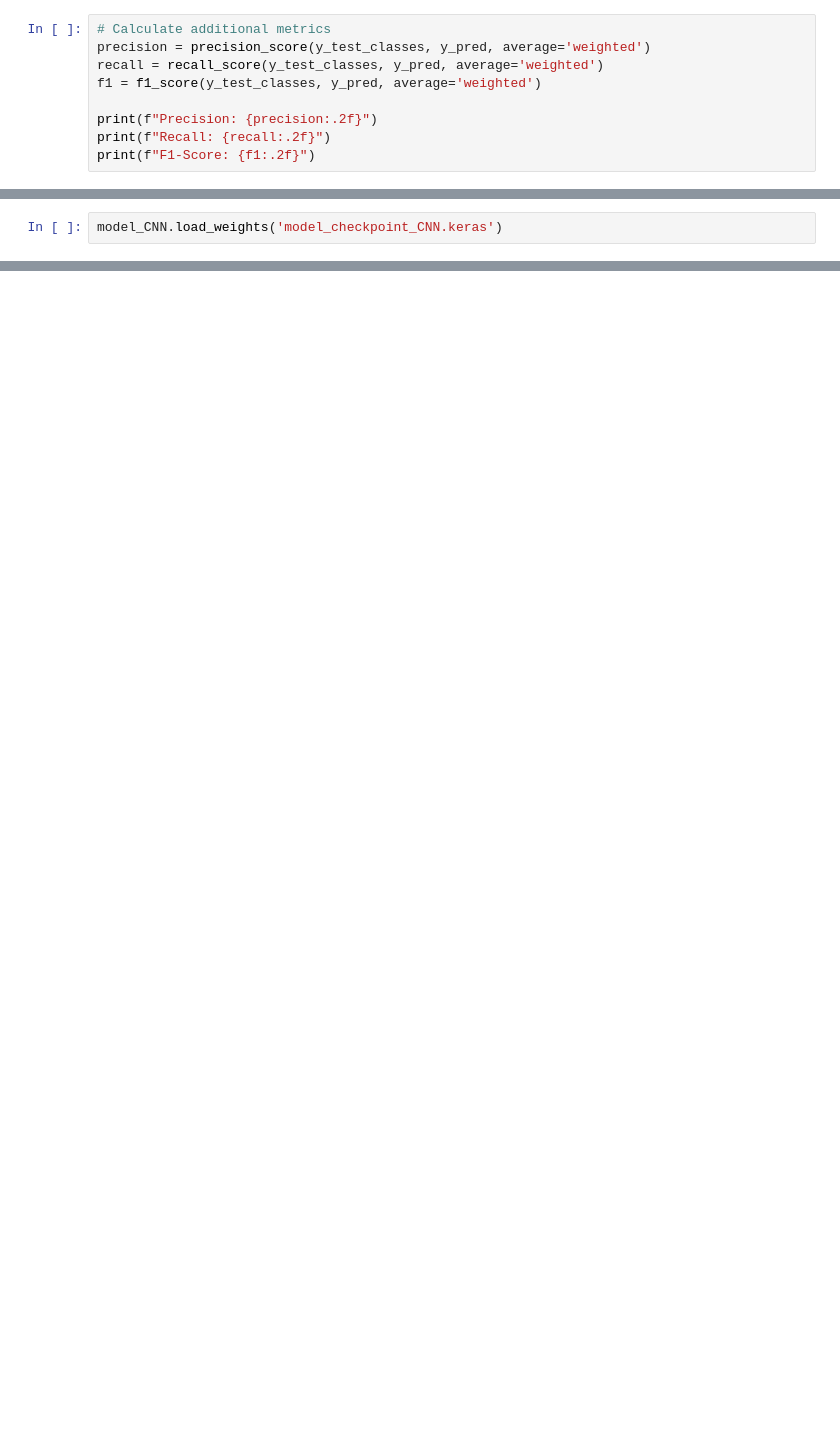
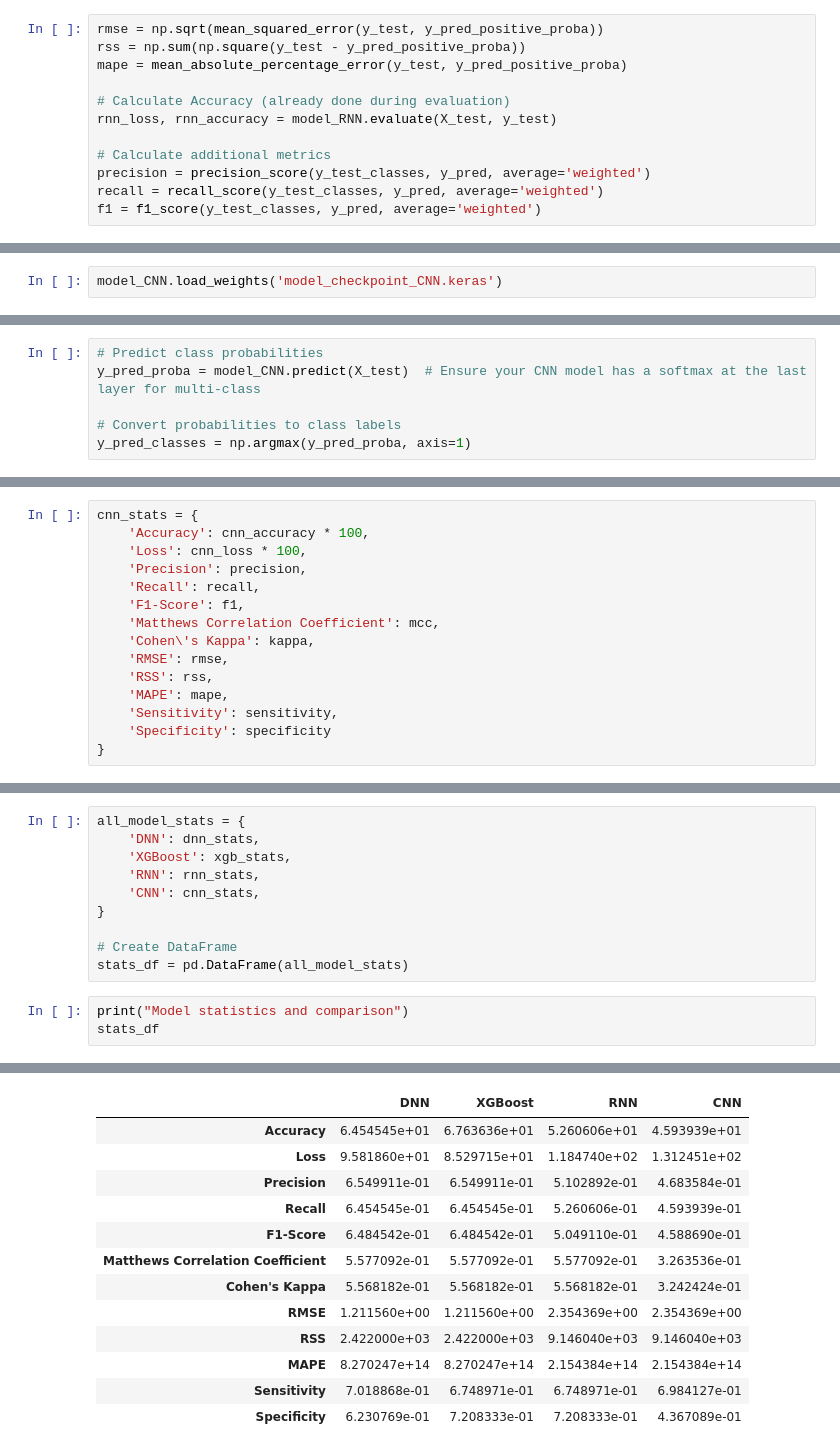
Before and after one commit to Akashdip-N/Predicting-song-genre-using-NLP, a Jupyter notebook: x23218461.ipynb, the cells around one changed output, grey strips where cells are left out. Drawn from its saved outputs; the diff is of its cells as text; blank space fills up the shorter version.

```diff
--- a/x23218461.ipynb
+++ b/x23218461.ipynb
@@ -662,10 +751,13 @@ RNN Model Accuracy: 52.12%
 # %%
+rmse = np.sqrt(mean_squared_error(y_test, y_pred_positive_proba))
+rss = np.sum(np.square(y_test - y_pred_positive_proba))
+mape = mean_absolute_percentage_error(y_test, y_pred_positive_proba)
+
+# Calculate Accuracy (already done during evaluation)
+rnn_loss, rnn_accuracy = model_RNN.evaluate(X_test, y_test)
+
 # Calculate additional metrics
 precision = precision_score(y_test_classes, y_pred, average='weighted')
 recall = recall_score(y_test_classes, y_pred, average='weighted')
 f1 = f1_score(y_test_classes, y_pred, average='weighted')
-
-print(f"Precision: {precision:.2f}")
-print(f"Recall: {recall:.2f}")
-print(f"F1-Score: {f1:.2f}")
 # %% [output]
@@ -768,0 +938,6 @@ print(f"CNN Model Accuracy: {cnn_accuracy * 100:.2f}%")
+# %%
+# Predict class probabilities
+y_pred_proba = model_CNN.predict(X_test)  # Ensure your CNN model has a softmax at the last layer for multi-class
+
+# Convert probabilities to class labels
+y_pred_classes = np.argmax(y_pred_proba, axis=1)
@@ -768,0 +988,15 @@ print(f"CNN Model Accuracy: {cnn_accuracy * 100:.2f}%")
+# %%
+cnn_stats = {
+    'Accuracy': cnn_accuracy * 100,
+    'Loss': cnn_loss * 100,
+    'Precision': precision,
+    'Recall': recall,
+    'F1-Score': f1,
+    'Matthews Correlation Coefficient': mcc,
+    'Cohen\'s Kappa': kappa,
+    'RMSE': rmse,
+    'RSS': rss,
+    'MAPE': mape,
+    'Sensitivity': sensitivity,
+    'Specificity': specificity
+}
@@ -768,0 +1062,14 @@ print(f"CNN Model Accuracy: {cnn_accuracy * 100:.2f}%")
+# %%
+all_model_stats = {
+    'DNN': dnn_stats,
+    'XGBoost': xgb_stats,
+    'RNN': rnn_stats,
+    'CNN': cnn_stats,
+}
+
+# Create DataFrame
+stats_df = pd.DataFrame(all_model_stats)
+# %%
+print("Model statistics and comparison")
+stats_df
+# %% [output]
@@ -768,0 +1077,13 @@ print(f"CNN Model Accuracy: {cnn_accuracy * 100:.2f}%")
+|  | DNN | XGBoost | RNN | CNN |
+| Accuracy | 6.454545e+01 | 6.763636e+01 | 5.260606e+01 | 4.593939e+01 |
+| Loss | 9.581860e+01 | 8.529715e+01 | 1.184740e+02 | 1.312451e+02 |
+| Precision | 6.549911e-01 | 6.549911e-01 | 5.102892e-01 | 4.683584e-01 |
+| Recall | 6.454545e-01 | 6.454545e-01 | 5.260606e-01 | 4.593939e-01 |
+| F1-Score | 6.484542e-01 | 6.484542e-01 | 5.049110e-01 | 4.588690e-01 |
+| Matthews Correlation Coefficient | 5.577092e-01 | 5.577092e-01 | 5.577092e-01 | 3.263536e-01 |
+| Cohen's Kappa | 5.568182e-01 | 5.568182e-01 | 5.568182e-01 | 3.242424e-01 |
+| RMSE | 1.211560e+00 | 1.211560e+00 | 2.354369e+00 | 2.354369e+00 |
+| RSS | 2.422000e+03 | 2.422000e+03 | 9.146040e+03 | 9.146040e+03 |
+| MAPE | 8.270247e+14 | 8.270247e+14 | 2.154384e+14 | 2.154384e+14 |
+| Sensitivity | 7.018868e-01 | 6.748971e-01 | 6.748971e-01 | 6.984127e-01 |
+| Specificity | 6.230769e-01 | 7.208333e-01 | 7.208333e-01 | 4.367089e-01 |
```
Also changed, not shown: parts of 55 cells of this notebook.
